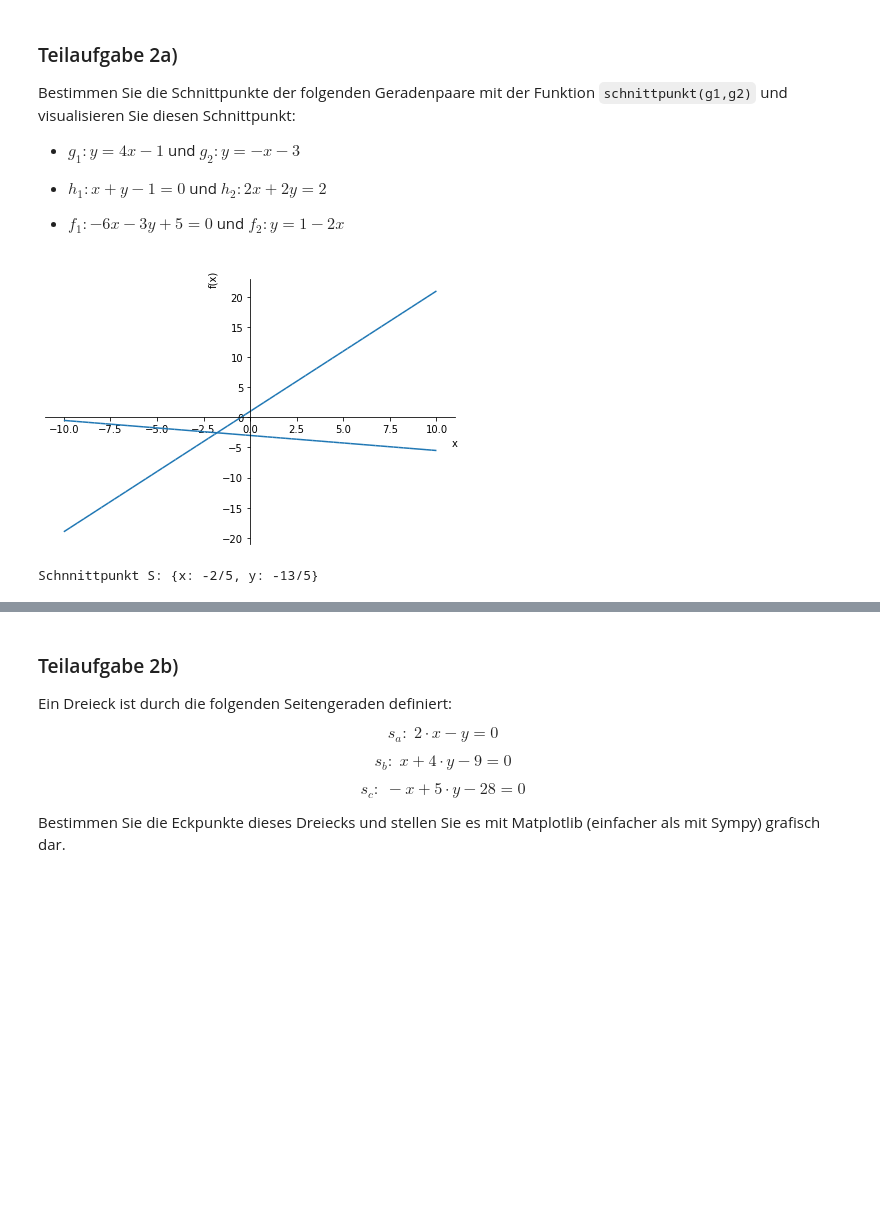
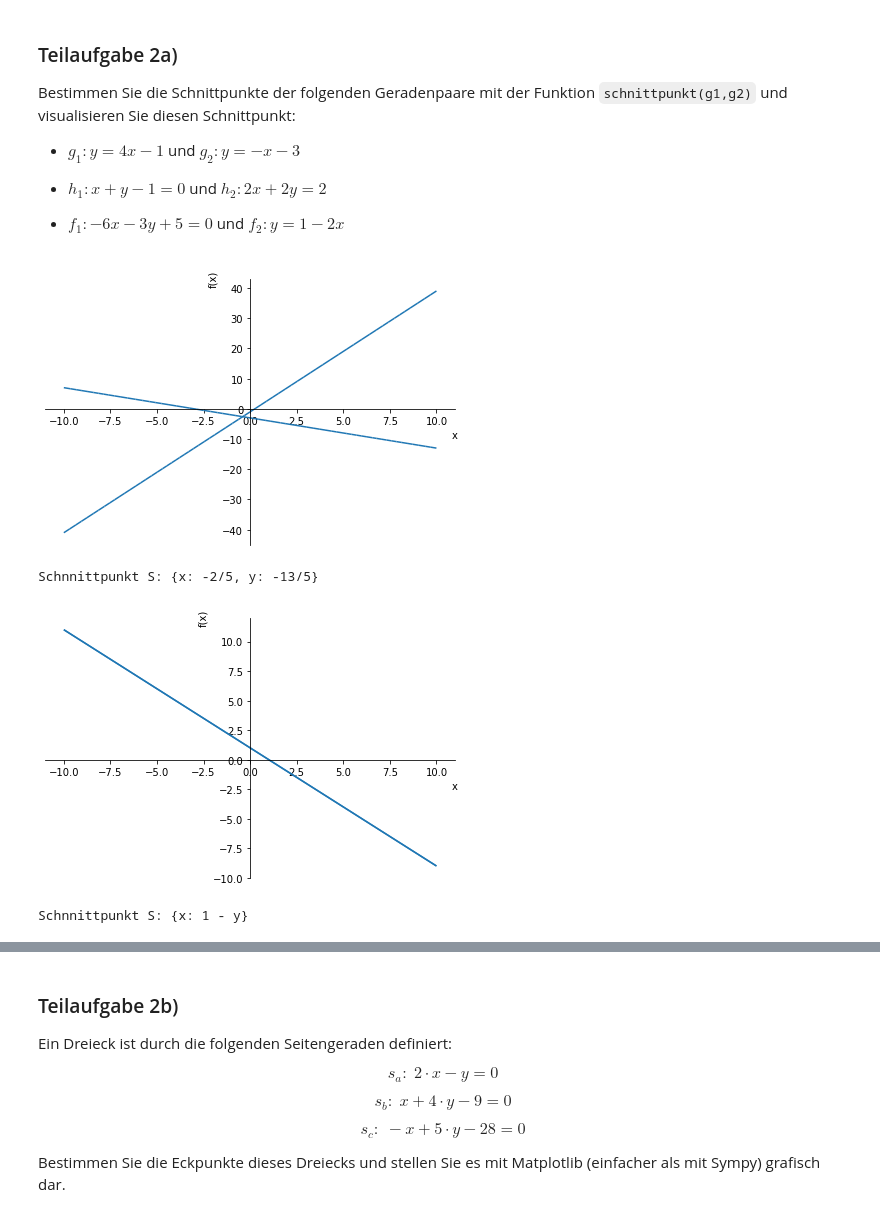
Before and after one commit to fhnw-mgilgen/lag, a Jupyter notebook: Programmieruebung_LAG_FS21_Bruni_Lantsch_Gilgen.ipynb, the cells around one changed output, grey strips where cells are left out. Saved outputs shown, nothing was run; the diff lists cells and outputs as text; code cells hidden in the pictures; blank space fills up the shorter version.

```diff
--- a/Programmieruebung_LAG_FS21_Bruni_Lantsch_Gilgen.ipynb
+++ b/Programmieruebung_LAG_FS21_Bruni_Lantsch_Gilgen.ipynb
@@ -215,26 +215,24 @@ Bestimmen Sie die Schnittpunkte der folgenden Geradenpaare mit der Funktion `sch
 * $f_1\colon -6x-3y+5=0$ und $f_2\colon y=1-2x$
 # %%
 # IHR CODE
+# Funktion Schnittpunkt
+def schnittpunkt(g1, g2):
+    return sp.solve([g1,g2], x, y)
+
 # Variablen definieren:
 x = sp.Symbol('x')
 y = sp.Symbol('y')
 
-# Funktion Schnittpunkt
-def schnittpunkt(g1, g2):
-    g1_solve = sp.solve(g1, y)
-    g2_solve = sp.solve(g2, y)
-    return sp.solve([g1,g2], x, y)
-
-
 # Geraden:
-g1 = 4*x-1-y
-g2 = -x-3-y
-
+g1 = 4*x - 1 - y
+g2 = -x - 3 - y
+g1_solve = sp.solve(g1, y)  # nach y auflösen
+g2_solve = sp.solve(g2, y)  # nach y auflösen
 # Schnittpunkt grafisch visualisieren:
 
 S = schnittpunkt(g1, g2)
 sp.plot(g1_solve[0], g2_solve[0])
 print('Schnnittpunkt S:', S)
 # %% [output]
-[figure, old version]
+[figure, new version]
 Schnnittpunkt S: {x: -2/5, y: -13/5}
@@ -244,0 +239,19 @@ Schnnittpunkt S: {x: -2/5, y: -13/5}
+# %%
+# IHR CODE
+# Variablen definieren:
+x = sp.Symbol('x')
+y = sp.Symbol('y')
+
+# Geraden:
+h1 = x + y - 1
+h2 = 2*x + 2*y -2
+h1_solve = sp.solve(h1, y)  # nach y auflösen
+h2_solve = sp.solve(h2, y)  # nach y auflösen
+
+# Schnittpunkt grafisch visualisieren:
+S = schnittpunkt(h1, h2)
+sp.plot(h1_solve[0], h2_solve[0])
+print('Schnnittpunkt S:', S)
+# %% [output]
+[figure, added]
+Schnnittpunkt S: {x: 1 - y}
```
Also changed, not shown: parts of 5 cells of this notebook.
